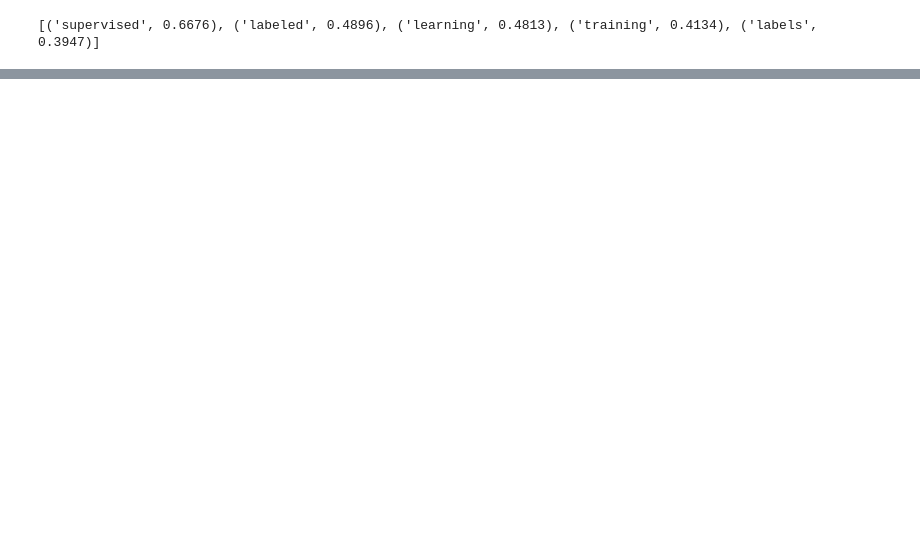
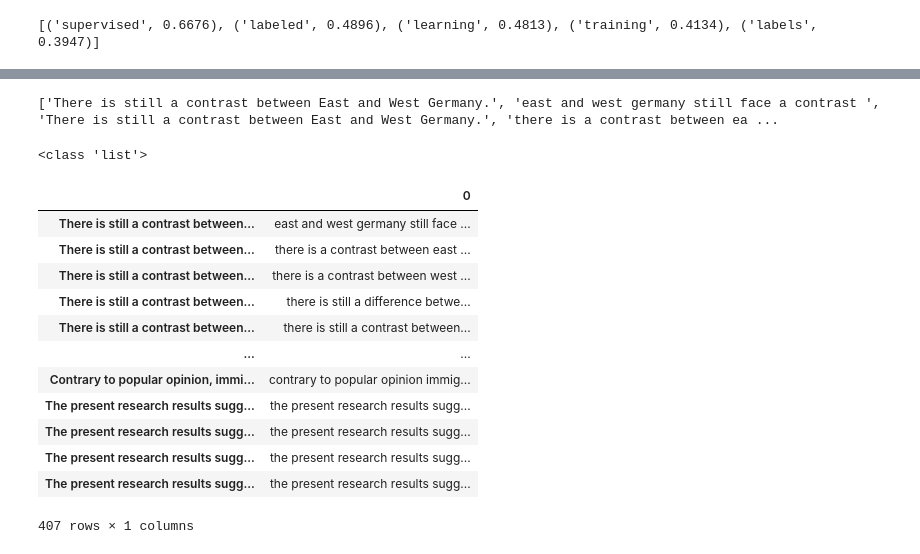
Before and after one commit to RamSankarTheDeveloper/Question-generation-algorithm-based-on-blooms-taxonomy, a Jupyter notebook: preprocessor.ipynb, the cells around one changed output, grey strips where cells are left out. Saved outputs shown, nothing was run; the diff lists cells and outputs as text; code cells hidden in the pictures; blank space fills up the shorter version.

```diff
--- a/preprocessor.ipynb
+++ b/preprocessor.ipynb
@@ -370,0 +488,8 @@ print(kw_model.extract_keywords(doc, keyphrase_ngram_range=(1, 1), stop_words=No
+# %%
+for phrase in phrases:
+  sentence_paraphrases_list = []
+  sentence_paraphrase_list.append(phrase)
+  para_phrases = parrot.augment(input_phrase=phrase)
+  for para_phrase in para_phrases:
+   sentence_paraphrases_list.append(para_phrase)
+  sentence_paraphrase_list.append(sentence_paraphrases_list)
@@ -370,0 +498,6 @@ print(kw_model.extract_keywords(doc, keyphrase_ngram_range=(1, 1), stop_words=No
+# %%
+for phrase in phrases:
+  paraphrases = parrot.augment(input_phrase=phrase)
+  for paraphrase in paraphrases:
+   row = str(phrase) + str("=>paraphrase=>")+ str(paraphrase[0])
+   sentence_paraphrases_list.append(row)
@@ -370,0 +532,29 @@ print(kw_model.extract_keywords(doc, keyphrase_ngram_range=(1, 1), stop_words=No
+# %%
+x = []
+for row in sample_sentence:
+  x=x+row.split("=>paraphrase=>")
+print(x)
+# %% [output]
+['There is still a contrast between East and West Germany.', 'east and west germany still face a contrast ', 'There is still a contrast between East and West Germany.', 'there is a contrast between ea ...
+# %%
+print(type(x[0::2]))
+# %% [output]
+<class 'list'>
+# %%
+import pandas as pd
+df2 = pd.DataFrame(x[1::2],x[0::2])
+df2
+# %% [output]
+|  | 0 |
+| There is still a contrast between... | east and west germany still face ... |
+| There is still a contrast between... | there is a contrast between east ... |
+| There is still a contrast between... | there is a contrast between west ... |
+| There is still a contrast between... | there is still a difference betwe... |
+| There is still a contrast between... | there is still a contrast between... |
+| ... | ... |
+| Contrary to popular opinion, immi... | contrary to popular opinion immig... |
+| The present research results sugg... | the present research results sugg... |
+| The present research results sugg... | the present research results sugg... |
+| The present research results sugg... | the present research results sugg... |
+| The present research results sugg... | the present research results sugg... |
+407 rows × 1 columns
```
Also changed, not shown: parts of 47 cells of this notebook.
